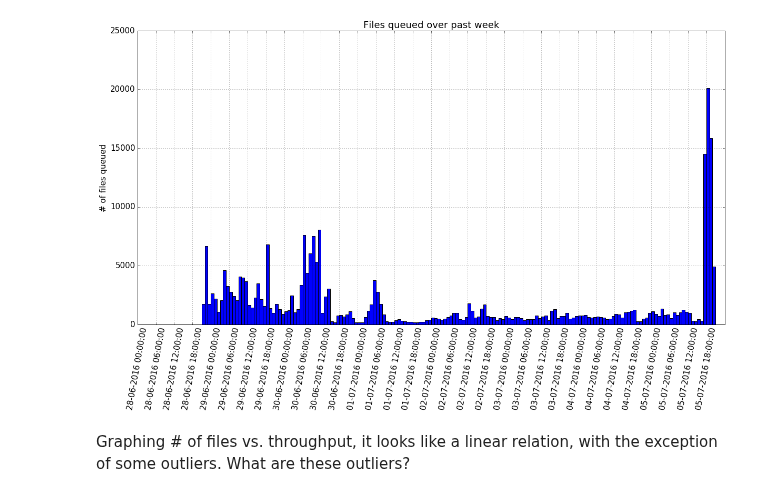
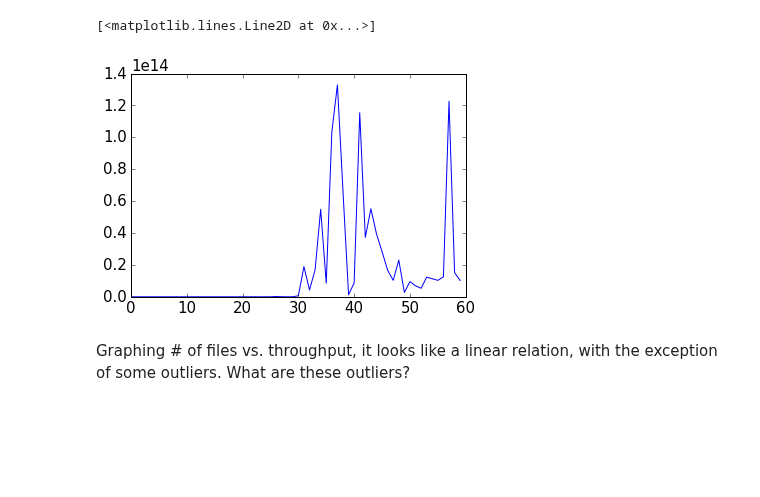
Before and after one commit to ATLAS-Analytics/AnalyticsNotebooks, a Jupyter notebook: Wesley/Histogramming.ipynb, the cells around one changed output. Drawn from its saved outputs; the diff is of its cells as text; code cells hidden in the pictures; blank space fills up the shorter version.

```diff
--- a/Wesley/Histogramming.ipynb
+++ b/Wesley/Histogramming.ipynb
@@ -259,26 +271,8 @@ plt.show()
-# %%
-#NUMBER OF FILES, OVER COURSE OF WEEK
-times = dt.epoch2num(payloadTimestampWeek/1000.)
-width = times[1] - times[0]
-
-plt.figure(figsize=(20,10))
-plt.bar(times,countVals,width=width)
-plt.grid()
-plt.title('Files queued over past week')
-plt.ylabel('# of files queued')
-ax=plt.gca()
-
-#Tedious date/time formatting
-xfmt = dt.DateFormatter('%d-%m-%Y %H:%M:%S')
-ax.xaxis.set_major_formatter(xfmt)
-ax.xaxis_date()
-
-start, end = ax.get_xlim()
-#Place extra xticks manually (change 1/4 to something different)
-plt.xticks(np.arange(start, end,1/4),rotation= 80 )
-plt.show()
-# %% [output]
-[figure, removed]
+# %%
+plt.plot(payloadBytesWeek)
+# %% [output]
+[<matplotlib.lines.Line2D at 0x...>]
+[figure, added]
 # %% [markdown]
 Graphing # of files vs. throughput, it looks like a linear relation, with the exception of some outliers. What are these outliers?
 # %%
```
Also changed, not shown: parts of 10 cells of this notebook, 5 other files.
